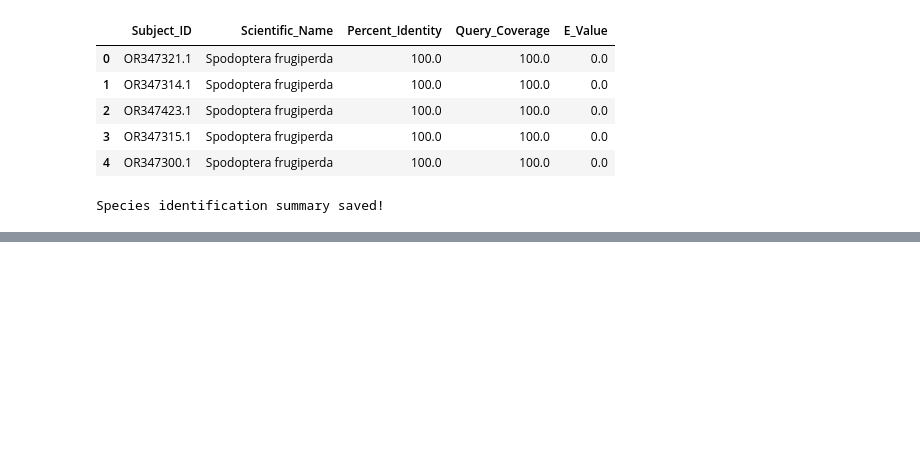
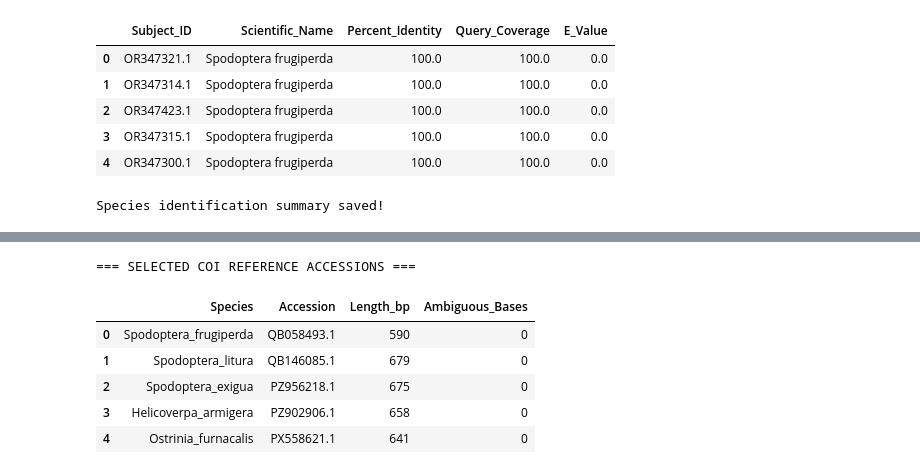
Before and after one commit to bioinformaticswithday/insect-species-identification, a Jupyter notebook: 01_Molecular_Species_Identification.ipynb, the cells around one changed output, grey strips where cells are left out. Saved outputs shown, nothing was run; the diff lists cells and outputs as text; code cells hidden in the pictures; blank space fills up the shorter version.

```diff
--- a/01_Molecular_Species_Identification.ipynb
+++ b/01_Molecular_Species_Identification.ipynb
@@ -668,0 +735,30 @@ Project conclusion saved successfully!
+# %%
+
+import pandas as pd
+
+reference_check = pd.DataFrame([
+    {
+        "Species": rec.id,
+        "Accession": rec.description.split(
+            "source accession: "
+        )[-1] if "source accession: " in rec.description
+        else "Not recorded",
+        "Length_bp": len(rec.seq),
+        "Ambiguous_Bases": sum(
+            base.upper() not in "ATGC"
+            for base in str(rec.seq)
+        )
+    }
+    for rec in reference_records
+])
+
+print("=== SELECTED COI REFERENCE ACCESSIONS ===")
+display(reference_check)
+# %% [output]
+=== SELECTED COI REFERENCE ACCESSIONS ===
+|  | Species | Accession | Length_bp | Ambiguous_Bases |
+| 0 | Spodoptera_frugiperda | QB058493.1 | 590 | 0 |
+| 1 | Spodoptera_litura | QB146085.1 | 679 | 0 |
+| 2 | Spodoptera_exigua | PZ956218.1 | 675 | 0 |
+| 3 | Helicoverpa_armigera | PZ902906.1 | 658 | 0 |
+| 4 | Ostrinia_furnacalis | PX558621.1 | 641 | 0 |
```
Also changed, not shown: parts of 17 cells of this notebook.
